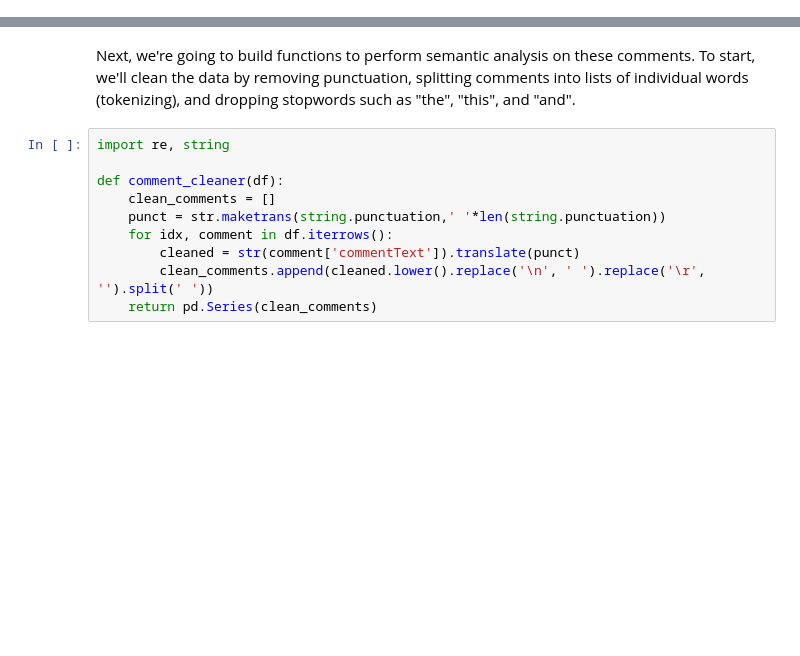
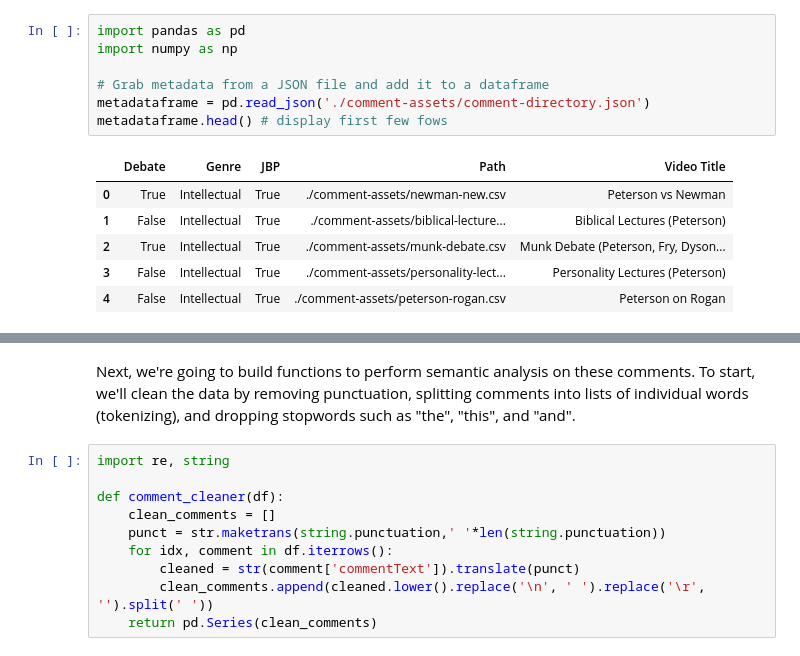
Before and after one commit to AaronFried/data-science-fundamentals, a Jupyter notebook: prep/capstone/jordan-peterson-audience-analysis.ipynb, the cells around one changed output, grey strips where cells are left out. Cells and saved outputs as stored; diff of their text form; blank space fills up the shorter version.

```diff
--- a/prep/capstone/jordan-peterson-audience-analysis.ipynb
+++ b/prep/capstone/jordan-peterson-audience-analysis.ipynb
@@ -52,2 +23,16 @@ metadataframe = pd.DataFrame(video_list) # create dataframe from list of dicts
+# %%
+import pandas as pd
+import numpy as np
+
+# Grab metadata from a JSON file and add it to a dataframe
+metadataframe = pd.read_json('./comment-assets/comment-directory.json')
+metadataframe.head() # display first few fows
+# %% [output]
+|  | Debate | Genre | JBP | Path | Video Title |
+| 0 | True | Intellectual | True | ./comment-assets/newman-new.csv | Peterson vs Newman |
+| 1 | False | Intellectual | True | ./comment-assets/biblical-lecture... | Biblical Lectures (Peterson) |
+| 2 | True | Intellectual | True | ./comment-assets/munk-debate.csv | Munk Debate (Peterson, Fry, Dyson... |
+| 3 | False | Intellectual | True | ./comment-assets/personality-lect... | Personality Lectures (Peterson) |
+| 4 | False | Intellectual | True | ./comment-assets/peterson-rogan.csv | Peterson on Rogan |
 # %% [markdown]
 We're looking at scraped comments from various YouTube videos:
```
Also changed, not shown: parts of 21 cells of this notebook, 1 other file.
